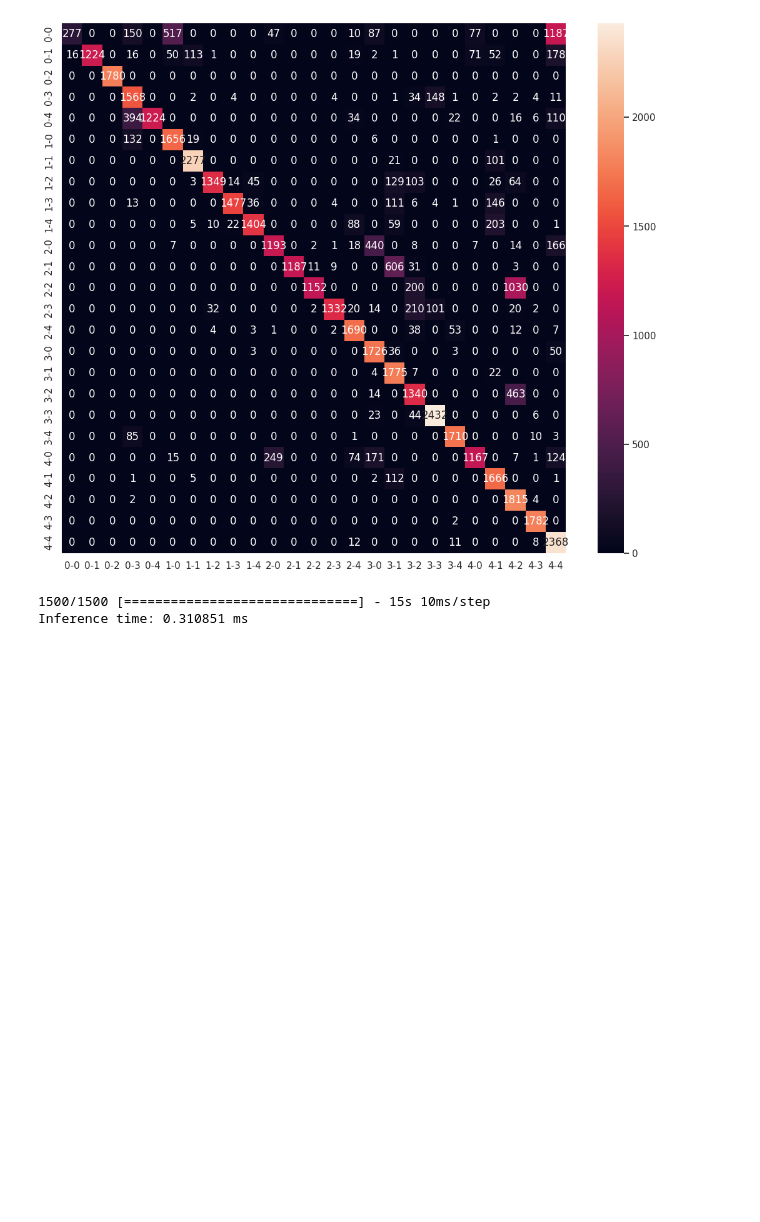
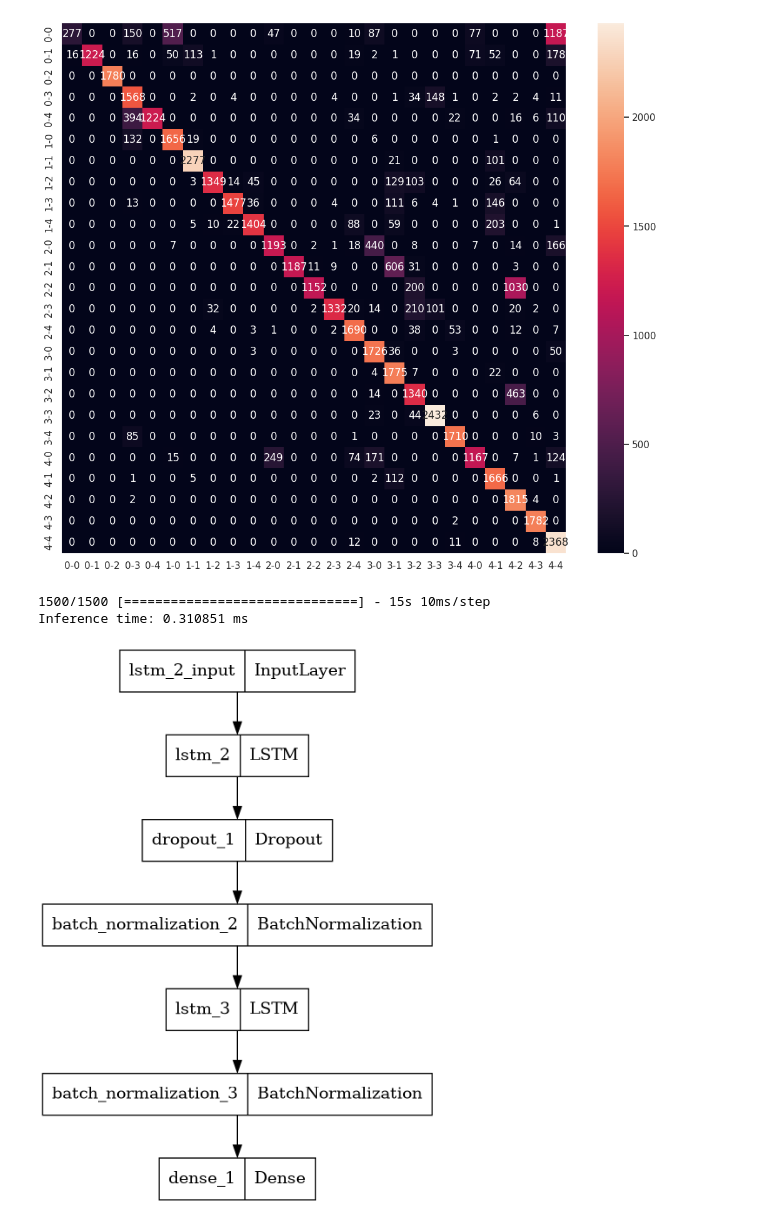
Before and after one commit to rachung2510/oppy, a Jupyter notebook: training/model_LSTM.ipynb, the cells around one changed output. Drawn from its saved outputs; the diff is of its cells as text; code cells hidden in the pictures; blank space fills up the shorter version.

```diff
--- a/model_LSTM.ipynb
+++ b/training/model_LSTM.ipynb
@@ -180,3 +200,7 @@ print("Inference time: %f ms" % ((end - start)/X_test.shape[0] * 1000))
 # %% [output]
 1500/1500 [==============================] - 15s 10ms/step
 Inference time: 0.310851 ms
+# %%
+keras.utils.plot_model(model)
+# %% [output]
+[figure, added]
```
Also changed, not shown: parts of 2 cells of this notebook, 49 other files.
